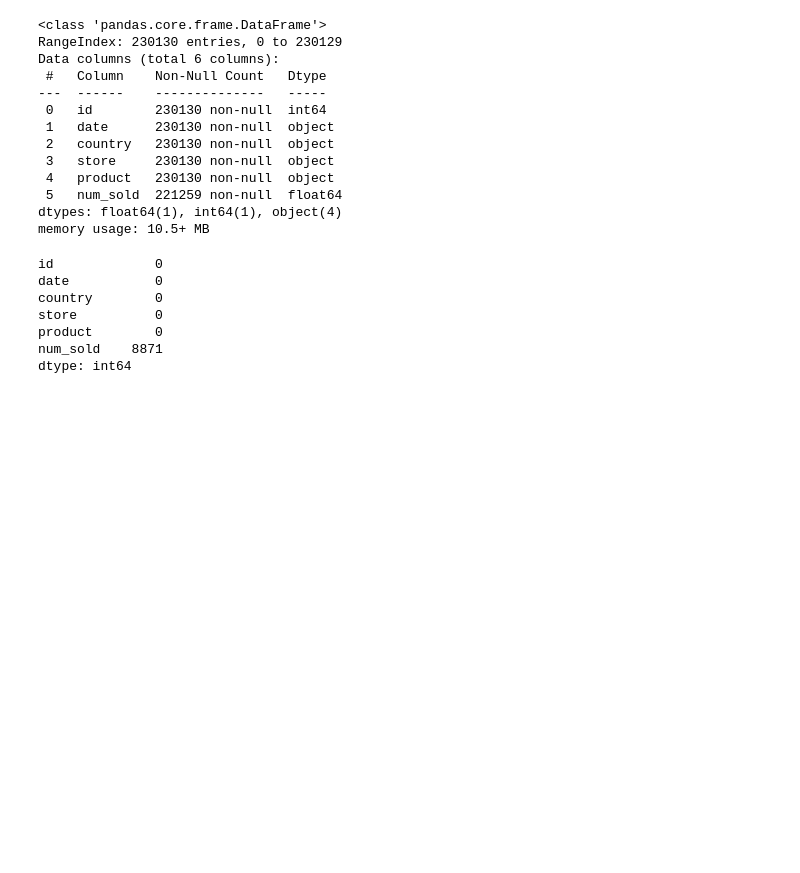
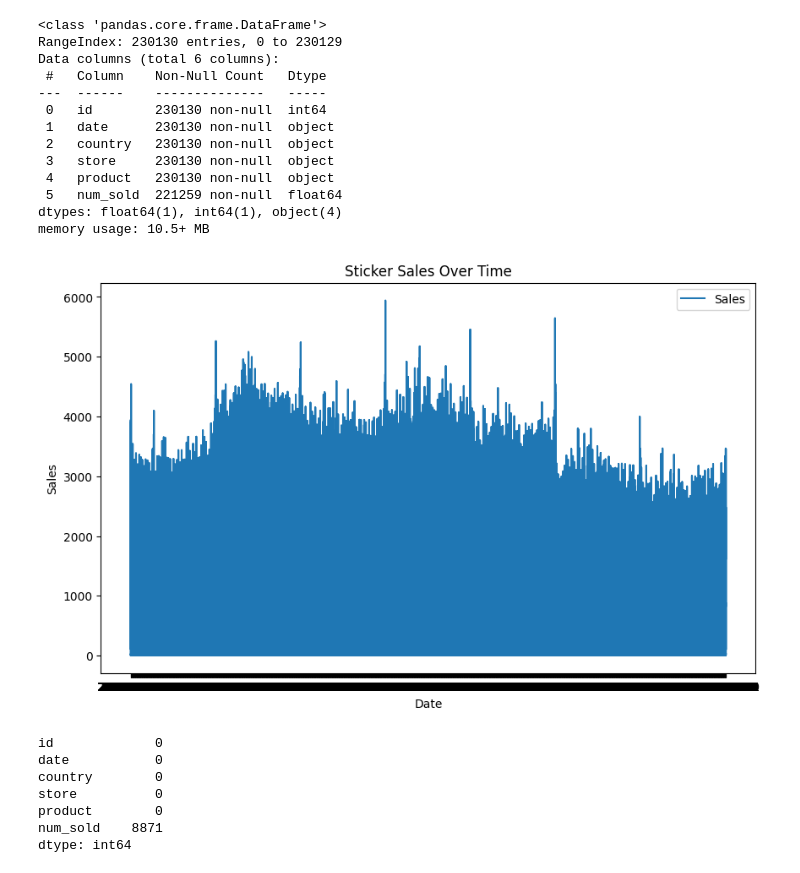
Before and after one commit to lunatic-bot/MLPracticeExercises, a Jupyter notebook: StickerSales/StickerSales.ipynb, the cells around one changed output. Cells and saved outputs as stored; diff of their text form; code cells hidden in the pictures; blank space fills up the shorter version.

```diff
--- a/StickerSales/StickerSales.ipynb
+++ b/StickerSales/StickerSales.ipynb
@@ -45,6 +45,18 @@ Data columns (total 6 columns):
  5   num_sold  221259 non-null  float64
 dtypes: float64(1), int64(1), object(4)
 memory usage: 10.5+ MB
+# %%
+import matplotlib.pyplot as plt
+
+plt.figure(figsize=(10, 6))
+plt.plot(train_data['date'], train_data['num_sold'], label='Sales')
+plt.title('Sticker Sales Over Time')
+plt.xlabel('Date')
+plt.ylabel('Sales')
+plt.legend()
+plt.show()
+# %% [output]
+[figure, added]
 # %%
 train_data.isnull().sum()
 # %% [output]
```
Also changed, not shown: parts of 19 cells of this notebook.
